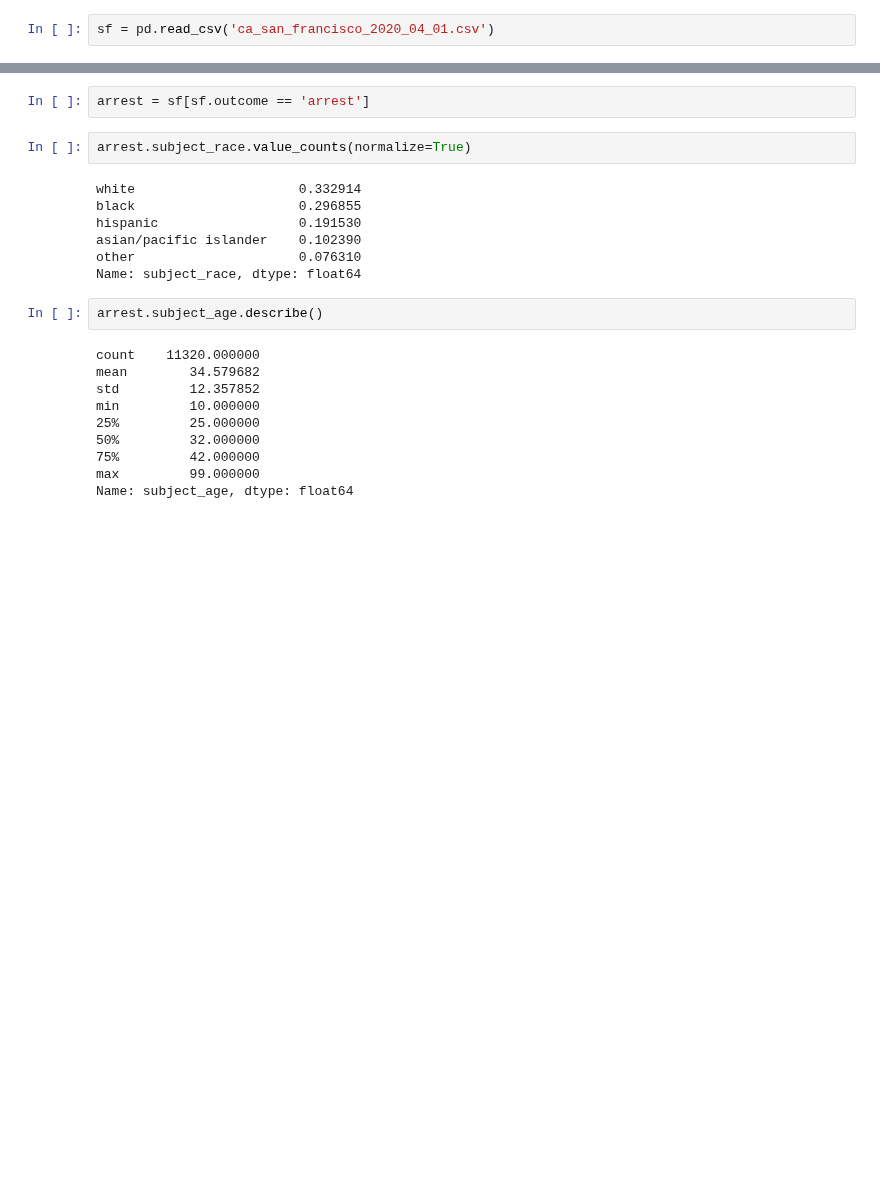
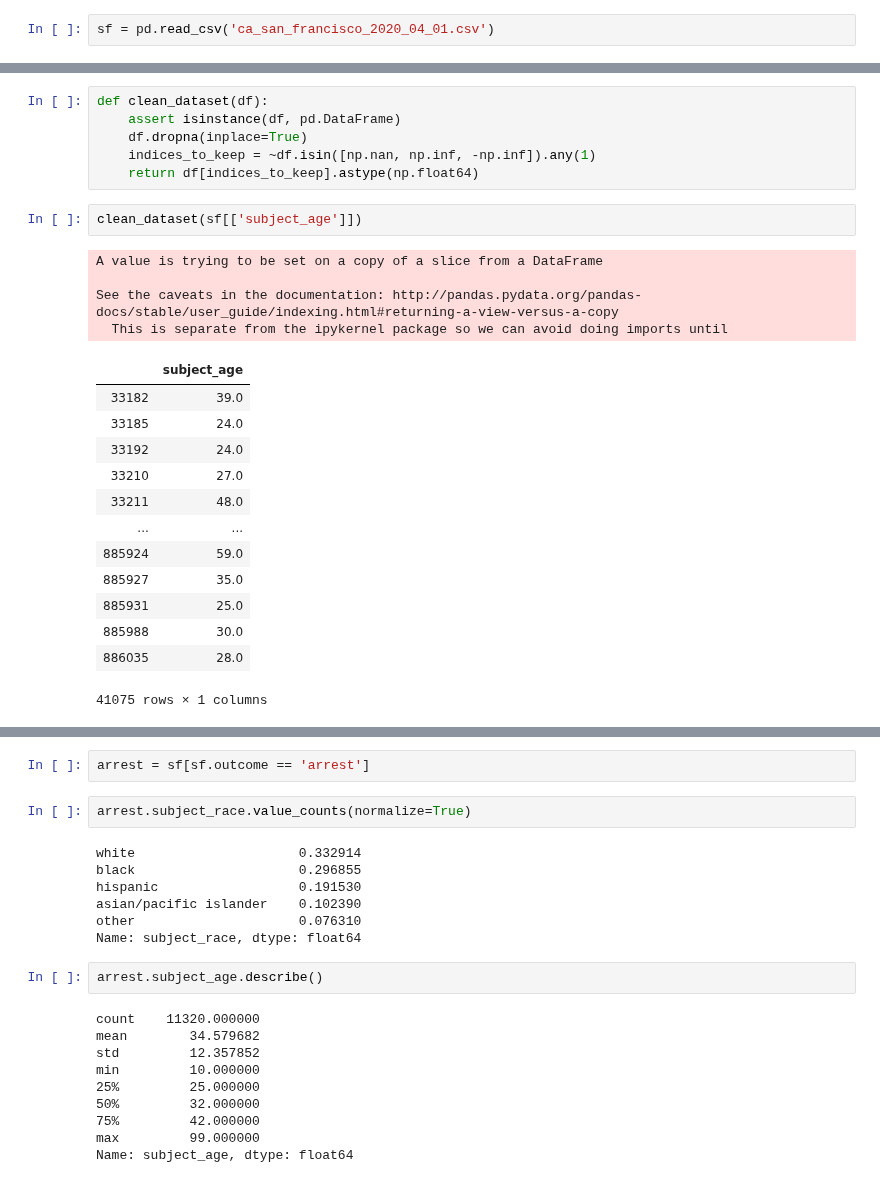
Before and after one commit to tahentx/pv_workbook, a Jupyter notebook: datascience/policing/sf_eda.ipynb, the cells around one changed output, grey strips where cells are left out. Cells and saved outputs as stored; diff of their text form; blank space fills up the shorter version.

Commit message:
data cleaning

```diff
--- a/datascience/policing/sf_eda.ipynb
+++ b/datascience/policing/sf_eda.ipynb
@@ -25,3 +31,29 @@ sf.head(15)
+# %%
+def clean_dataset(df):
+    assert isinstance(df, pd.DataFrame)
+    df.dropna(inplace=True)
+    indices_to_keep = ~df.isin([np.nan, np.inf, -np.inf]).any(1)
+    return df[indices_to_keep].astype(np.float64)
+# %%
+clean_dataset(sf[['subject_age']])
+# %% [output]
+A value is trying to be set on a copy of a slice from a DataFrame
+
+See the caveats in the documentation: http://pandas.pydata.org/pandas-docs/stable/user_guide/indexing.html#returning-a-view-versus-a-copy
+  This is separate from the ipykernel package so we can avoid doing imports until
+|  | subject_age |
+| 33182 | 39.0 |
+| 33185 | 24.0 |
+| 33192 | 24.0 |
+| 33210 | 27.0 |
+| 33211 | 48.0 |
+| ... | ... |
+| 885924 | 59.0 |
+| 885927 | 35.0 |
+| 885931 | 25.0 |
+| 885988 | 30.0 |
+| 886035 | 28.0 |
+41075 rows × 1 columns
 # %%
 sf.outcome.value_counts(normalize=True)
 # %% [output]
```
Also changed, not shown: parts of 19 cells of this notebook.
